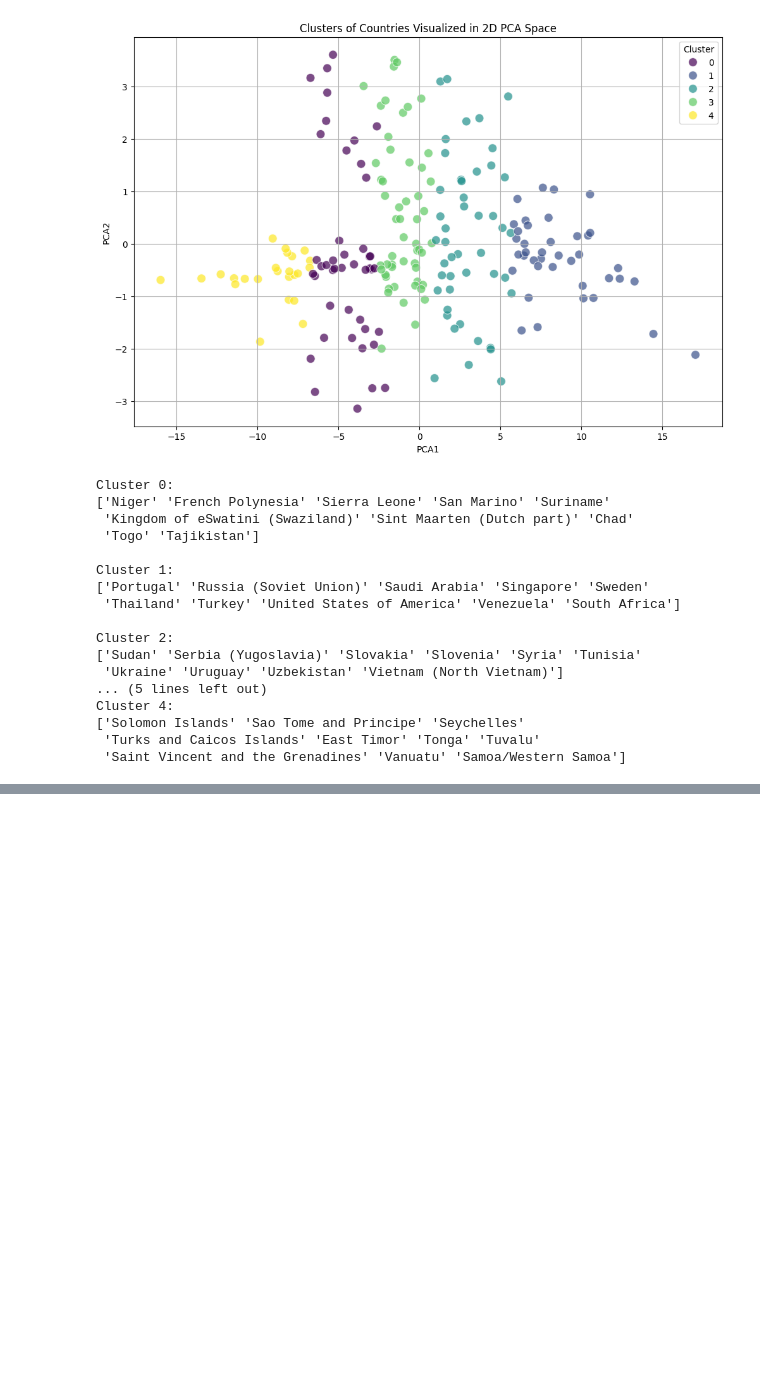
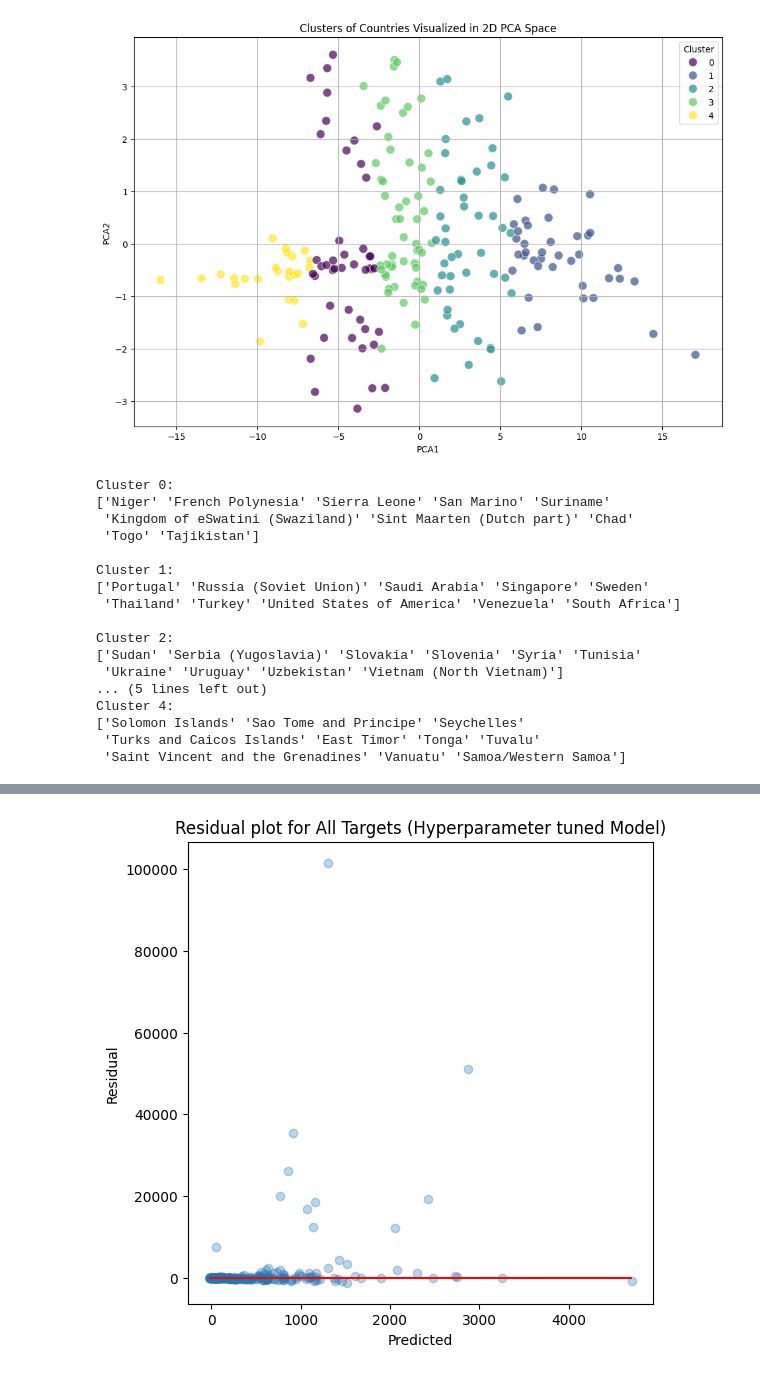
Before and after one commit to HugoTRDLE/advanced_data, a Jupyter notebook: Setup and Data.ipynb, the cells around one changed output, grey strips where cells are left out. Cells and saved outputs as stored; diff of their text form; code cells hidden in the pictures; blank space fills up the shorter version.

```diff
--- a/Setup and Data.ipynb
+++ b/Setup and Data.ipynb
@@ -2418,0 +1455,85 @@ print("Test mean absolute error (Eighth Model):", test_mae_8)
+# %%
+# Make predictions with the best model
+y_pred_2 = best_model.predict(x_test_2)
+
+# Calculate additional performance metrics for the second model
+mse_2 = mean_squared_error(y_test_2, y_pred_2)
+rmse_2 = np.sqrt(mse_2)
+r2_2 = r2_score(y_test_2, y_pred_2)
+
+print(f"Mean Squared Error (Second Model): {mse_2}")
+print(f"Root Mean Squared Error (Second Model): {rmse_2}")
+print(f"R-squared (Second Model): {r2_2}")
+
+# Scatter plots: Actual vs Predicted values for each target variable for the second model
+#plt.figure(figsize=(12, 12))
+#plt.scatter(y_test_2, y_pred_2, alpha=0.3)
+#plt.plot([min(y_test_2), max(y_test_2)], [min(y_test_2), max(y_test_2)], color='red')
+#plt.xlabel('Actual')
+#plt.ylabel('Predicted')
+#plt.title('Scatter plot for All Targets (Hyperparameter tuned Model)')
+#plt.show()
+
+# Calculate residuals
+residuals_2 = y_test_2 - y_pred_2
+
+# Residual plots for each target variable for the second model
+plt.figure(figsize=(6, 6))
+plt.scatter(y_pred_2, residuals_2, alpha=0.3)
+plt.hlines(0, min(y_pred_2), max(y_pred_2), colors='red')
+plt.xlabel('Predicted')
+plt.ylabel('Residual')
+plt.title('Residual plot for All Targets (Hyperparameter tuned Model)')
+plt.show()
+
+# Learning curves: Training and validation loss over epochs for the second model
+plt.figure(figsize=(12, 6))
+plt.plot(history_2.history['loss'])
+plt.plot(history_2.history['val_loss'])
+plt.title('Model loss (Hyperparameter tuned Model)')
+plt.ylabel('Loss')
+plt.xlabel('Epoch')
+plt.legend(['Train', 'Test'], loc='upper right')
+plt.show()
+
+# Flatten the ndarray
+y_pred_2_flat = y_pred_2.flatten()
+
+# Construct the DataFrame
+comparison_df_2 = pd.DataFrame({
+    'Actual_Best_Estimate': y_test_2.iloc[:, 0],
+    'Predicted_Best_Estimate': y_pred_2_flat
+})
+
+
+# Unscale
+# y_validation_unscale_2 = scaler.inverse_transform(y_validation_2)
+# y_pred_unscale_2 = scaler.inverse_transform(y_pred_2)
+# Flatten the ndarray
+y_pred_2_flat = y_pred_2.flatten()
+
+# Construct the DataFrame
+hypparam_comparison_df = pd.DataFrame({
+    'Actual_Best_Estimate': y_test_2.iloc[:, 0],
+    'Predicted_Best_Estimate': y_pred_2_flat
+})
+# Calculate metrics for training set for the second model
+train_rmse_2 = np.sqrt(mean_squared_error(y_train_2, model_2.predict(x_train_2)))
+train_mae_2 = mean_absolute_error(y_train_2, model_2.predict(x_train_2))
+train_r2_2 = r2_score(y_train_2, model_2.predict(x_train_2))
+
+# Calculate metrics for test set for the second model
+test_rmse_2 = np.sqrt(mean_squared_error(y_test_2, y_pred_2))
+test_mae_2 = mean_absolute_error(y_test_2, y_pred_2)
+test_r2_2 = r2_score(y_test_2, y_pred_2)
+
+# Create DataFrame for comparison for the second model
+hyperparam_metrics_comparison_df = pd.DataFrame({
+    'Metrics': ['RMSE', 'MAE', 'R-Squared'],
+    'Training': [train_rmse_2, train_mae_2, train_r2_2],
+    'Test': [test_rmse_2, test_mae_2, test_r2_2]
+})
+
+print(best_model.summary())
+print(hyperparam_metrics_comparison_df)
+# %% [output]
@@ -2418,0 +1544 @@ print("Test mean absolute error (Eighth Model):", test_mae_8)
+[figure, added]
```
Also changed, not shown: parts of 29 cells of this notebook, 3 other files.
